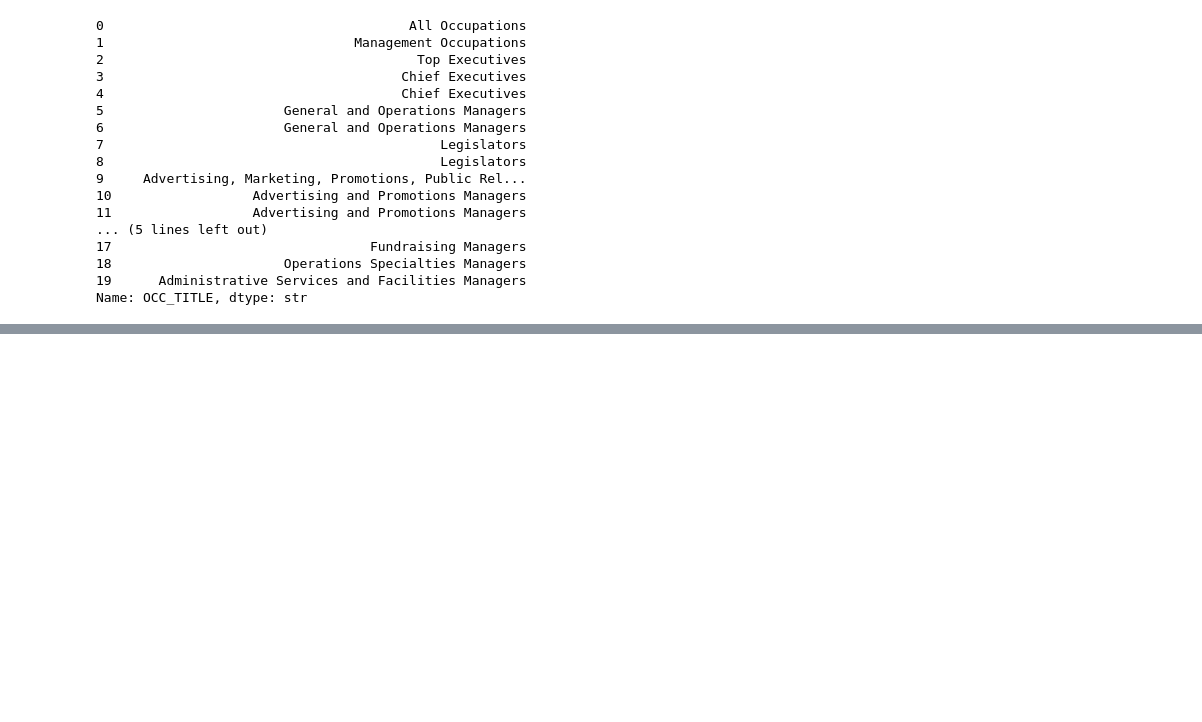
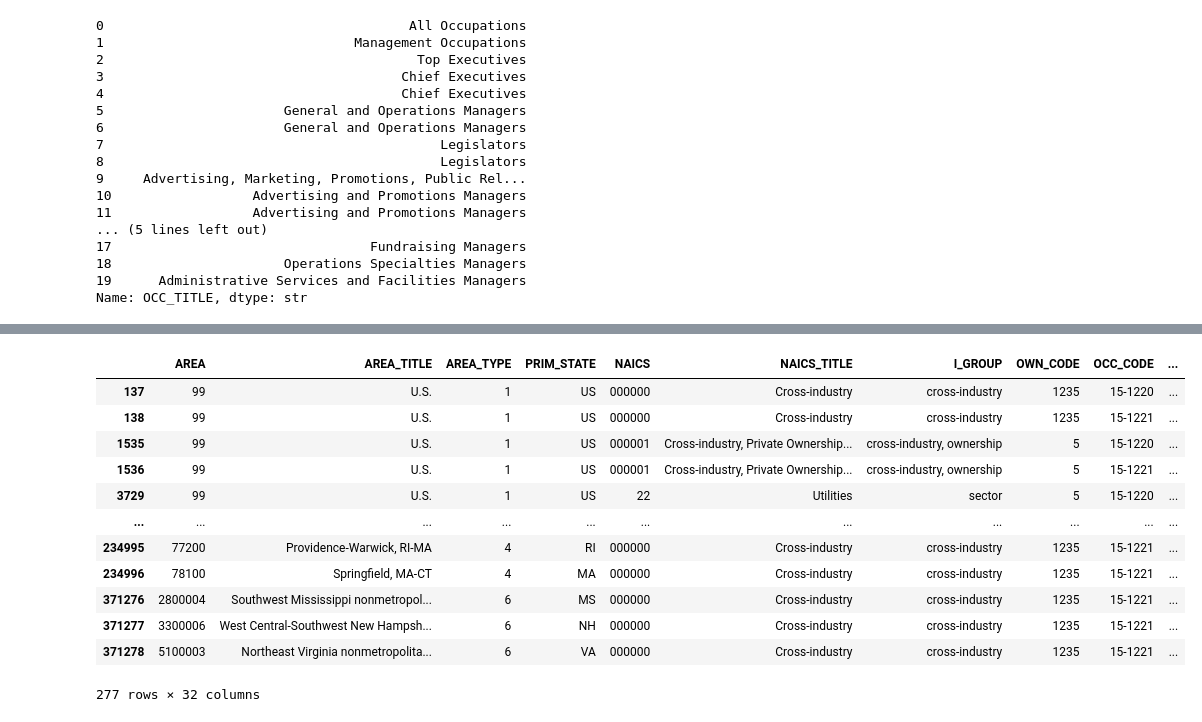
Before and after one commit to FernandaFar/data-visualisation-ca1, a Jupyter notebook: Ca1-Visualisation.ipynb, the cells around one changed output, grey strips where cells are left out. Cells and saved outputs as stored; diff of their text form; code cells hidden in the pictures; blank space fills up the shorter version.

```diff
--- a/Ca1-Visualisation.ipynb
+++ b/Ca1-Visualisation.ipynb
@@ -154,0 +155,16 @@ Name: OCC_TITLE, dtype: str
+# %%
+dataset.loc[dataset['OCC_TITLE'].str.contains('Research Scientists', case=False, na=False)]
+# %% [output]
+|  | AREA | AREA_TITLE | AREA_TYPE | PRIM_STATE | NAICS | NAICS_TITLE | I_GROUP | OWN_CODE | OCC_CODE | ... |
+| 137 | 99 | U.S. | 1 | US | 000000 | Cross-industry | cross-industry | 1235 | 15-1220 | ... |
+| 138 | 99 | U.S. | 1 | US | 000000 | Cross-industry | cross-industry | 1235 | 15-1221 | ... |
+| 1535 | 99 | U.S. | 1 | US | 000001 | Cross-industry, Private Ownership... | cross-industry, ownership | 5 | 15-1220 | ... |
+| 1536 | 99 | U.S. | 1 | US | 000001 | Cross-industry, Private Ownership... | cross-industry, ownership | 5 | 15-1221 | ... |
+| 3729 | 99 | U.S. | 1 | US | 22 | Utilities | sector | 5 | 15-1220 | ... |
+| ... | ... | ... | ... | ... | ... | ... | ... | ... | ... | ... |
+| 234995 | 77200 | Providence-Warwick, RI-MA | 4 | RI | 000000 | Cross-industry | cross-industry | 1235 | 15-1221 | ... |
+| 234996 | 78100 | Springfield, MA-CT | 4 | MA | 000000 | Cross-industry | cross-industry | 1235 | 15-1221 | ... |
+| 371276 | 2800004 | Southwest Mississippi nonmetropol... | 6 | MS | 000000 | Cross-industry | cross-industry | 1235 | 15-1221 | ... |
+| 371277 | 3300006 | West Central-Southwest New Hampsh... | 6 | NH | 000000 | Cross-industry | cross-industry | 1235 | 15-1221 | ... |
+| 371278 | 5100003 | Northeast Virginia nonmetropolita... | 6 | VA | 000000 | Cross-industry | cross-industry | 1235 | 15-1221 | ... |
+277 rows × 32 columns
```
Also changed, not shown: parts of 17 cells of this notebook.
